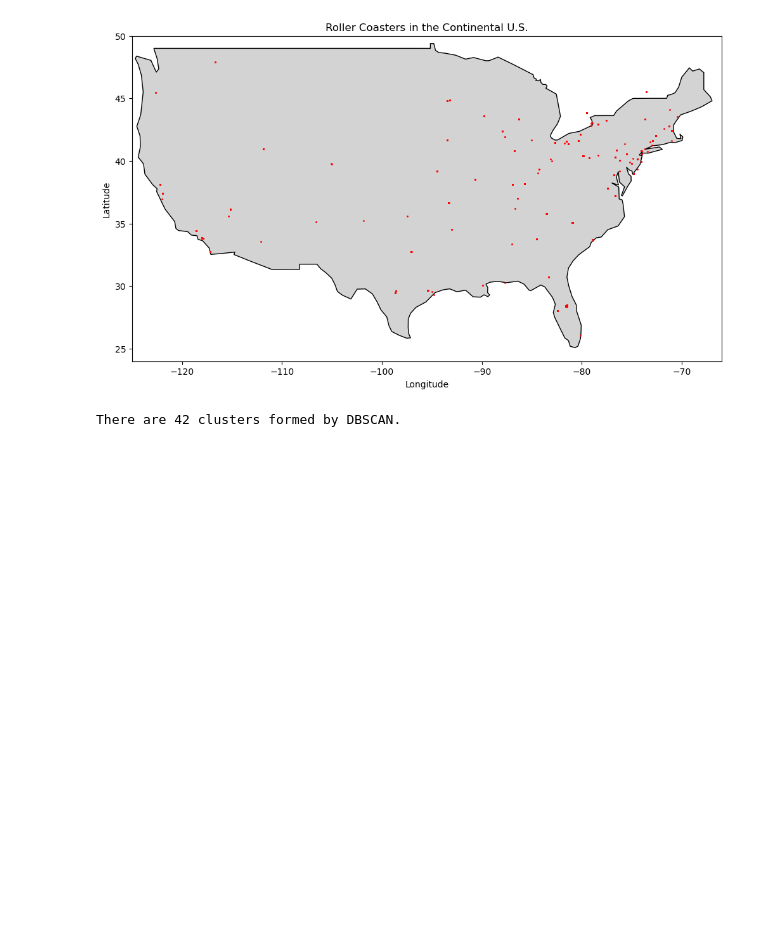
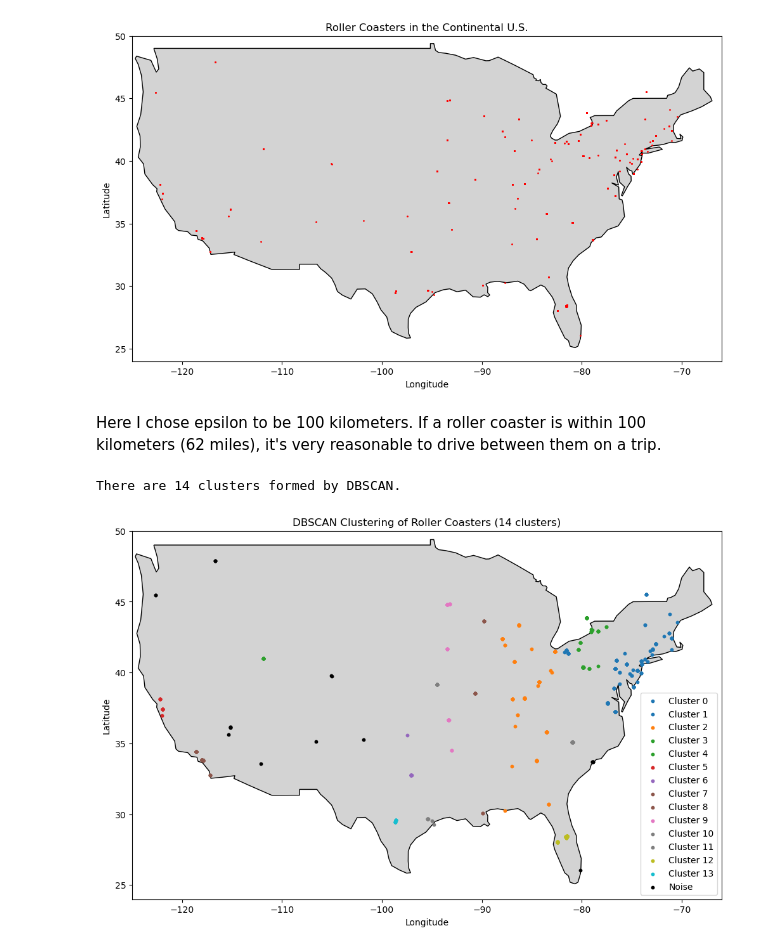
Before and after one commit to legendschwab/cmor438individual, a Jupyter notebook: Unsupervised Machine Learning/2. DBSCAN/dbscancmor438.ipynb, the cells around one changed output. Drawn from its saved outputs; the diff is of its cells as text; code cells hidden in the pictures; blank space fills up the shorter version.

Commit message:
dbscan

```diff
--- a/Unsupervised Machine Learning/2. DBSCAN/dbscancmor438.ipynb
+++ b/Unsupervised Machine Learning/2. DBSCAN/dbscancmor438.ipynb
@@ -152,15 +147,60 @@ plt.ylabel('Latitude')
 plt.show()
 # %% [output]
 [figure]
+# %% [markdown]
+Here I chose epsilon to be 100 kilometers. If a roller coaster is within 100 kilometers (62 miles), it's very reasonable to drive between them on a trip.
 # %%
 us_coasters_coordinates = continental_us[['longitude','latitude']].to_numpy() # Only Looking at Coordinates
 
 # Creating DSCAN object
-d = dbscan(epsilon = 20, k = 5)
+d = dbscan(epsilon = 100, k = 8)
 
 # Running Algorithm
 labels = d.fit(us_coasters_coordinates)
 
-print(f"There are {max(labels)} clusters formed by DBSCAN.")
+# Printing number of clusters, clusters start at 0
+print(f"There are {max(labels)+1} clusters formed by DBSCAN.")
 # %% [output]
-There are 42 clusters formed by DBSCAN.
+There are 14 clusters formed by DBSCAN.
+# %%
+
+# Convert the coordinate data for plotting
+lon = continental_us['longitude'].values
+lat = continental_us['latitude'].values
+
+# Number of clusters
+n_clusters = max(labels) + 1
+
+# Create plot
+fig, ax = plt.subplots(figsize=(12, 8))
+
+# Plotting the US
+
+usa.plot(ax=ax, color='lightgray', edgecolor='black')
+
+unique_labels = set(labels)
+colors = plt.cm.tab10(np.linspace(0, 1, len(unique_labels)))
+
+# Plot each cluster
+for label, color in zip(unique_labels, colors):
+    mask = labels == label
+    if label == -1:
+        # Noise points in black
+        color = 'k'
+        label_name = 'Noise'
+    else:
+        label_name = f'Cluster {label}'
+    plt.scatter(lon[mask], lat[mask], c=[color], label=label_name, s=10)
+
+
+# Set bounds for continental U.S.
+ax.set_xlim(-125, -66)   # Longitude
+ax.set_ylim(24, 50)      # Latitude
+
+plt.title(f'DBSCAN Clustering of Roller Coasters ({n_clusters} clusters)')
+plt.xlabel('Longitude')
+plt.ylabel('Latitude')
+plt.legend()
+plt.show()
+# %% [output]
+[figure, added]
```
Also changed, not shown: parts of 9 cells of this notebook.
